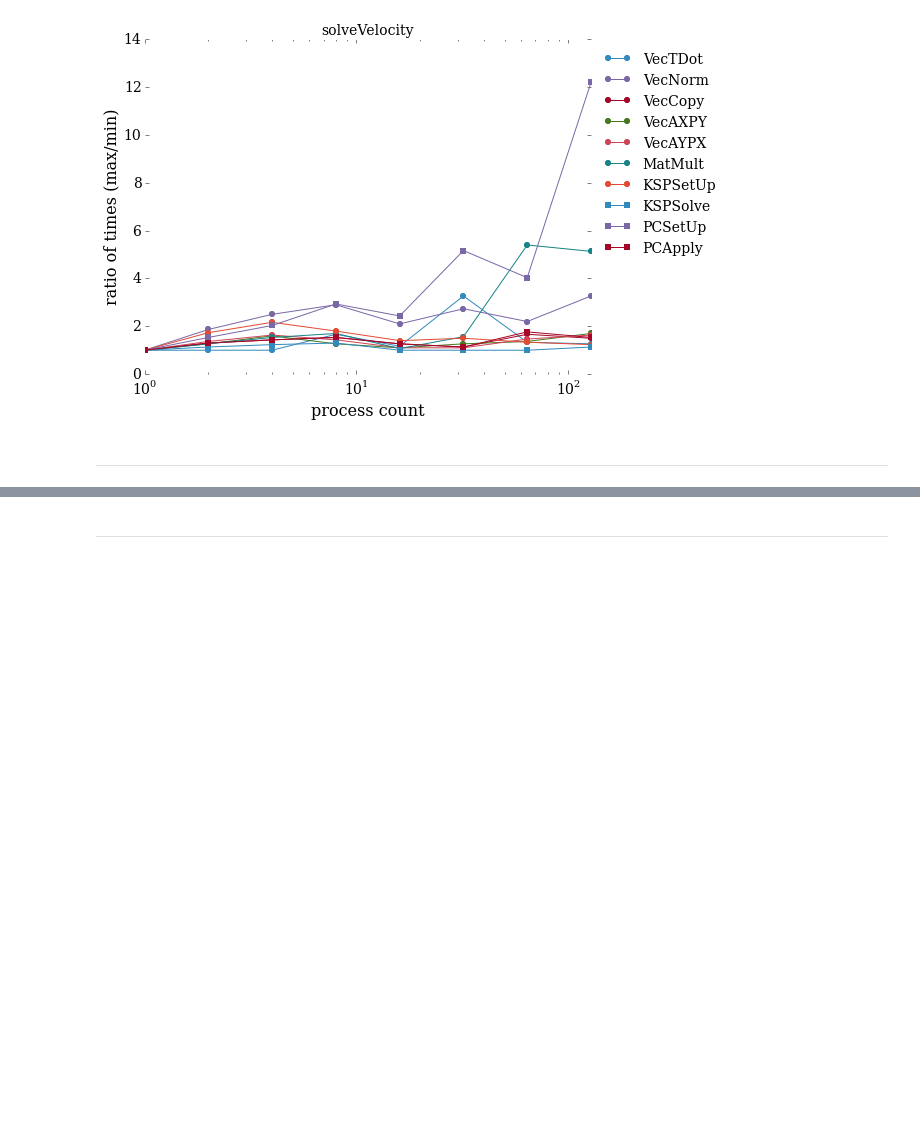
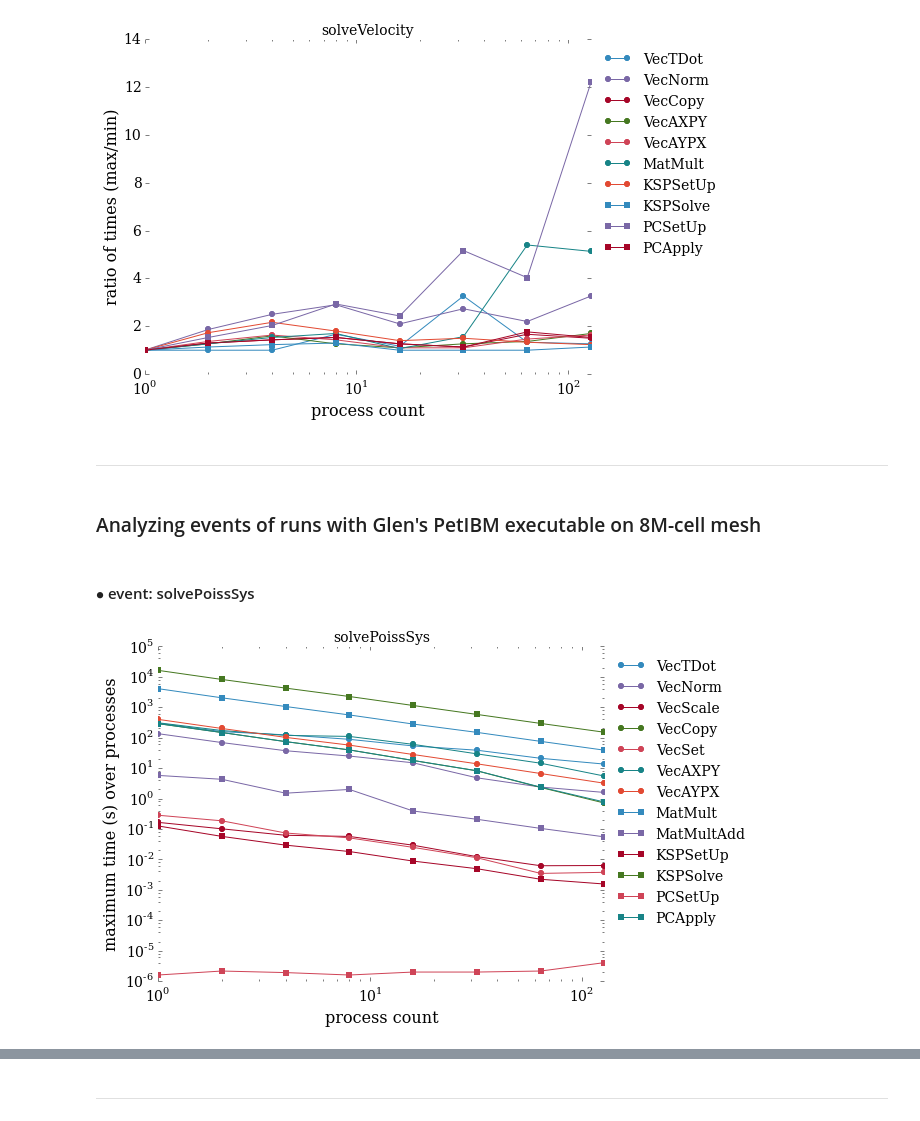
Before and after one commit to mesnardo/strong_scaling_colonialone, a Jupyter notebook: scripts/python/strong_scaling_colonialone.ipynb, the cells around one changed output, grey strips where cells are left out. Cells and saved outputs as stored; diff of their text form; code cells hidden in the pictures; blank space fills up the shorter version.

```diff
--- a/scripts/python/strong_scaling_colonialone.ipynb
+++ b/scripts/python/strong_scaling_colonialone.ipynb
@@ -417,3 +466,12 @@ logSummaryReader.plot_phases_event_average(mpich314_8m_list, 'solveVelocity', 'r
 [figure]
 # %% [markdown]
 ---
+# %% [markdown]
+### Analyzing events of runs with Glen's PetIBM executable on 8M-cell mesh
+# %% [markdown]
+#### $\bullet$ event: solvePoissSys
+# %%
+logSummaryReader.plot_phases_event_average(maclach_8m_list, 'solvePoissSys', 'max_time',
+                                           ylabel='maximum time (s) over processes')
+# %% [output]
+[figure, added]
```
Also changed, not shown: parts of 13 cells of this notebook.
